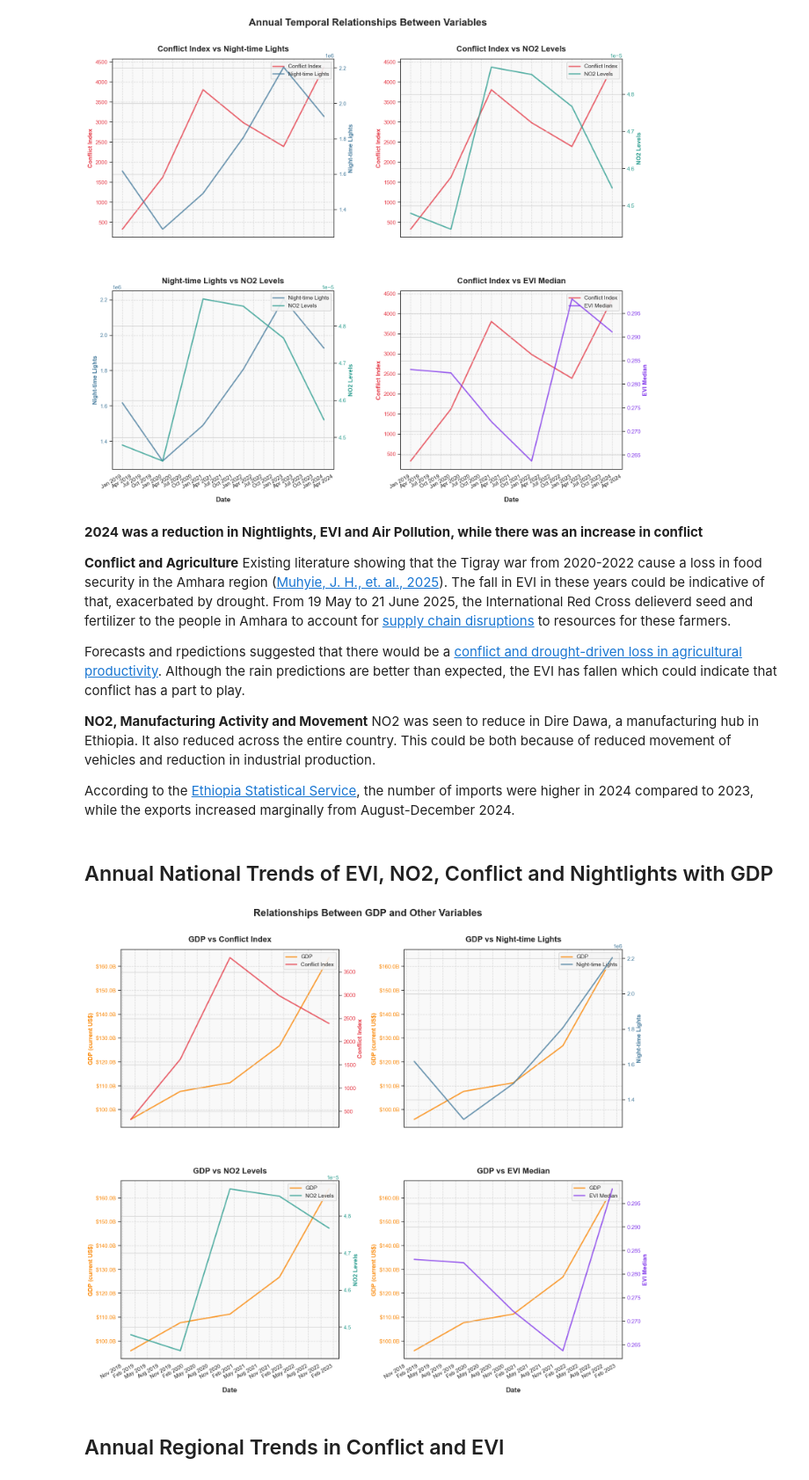
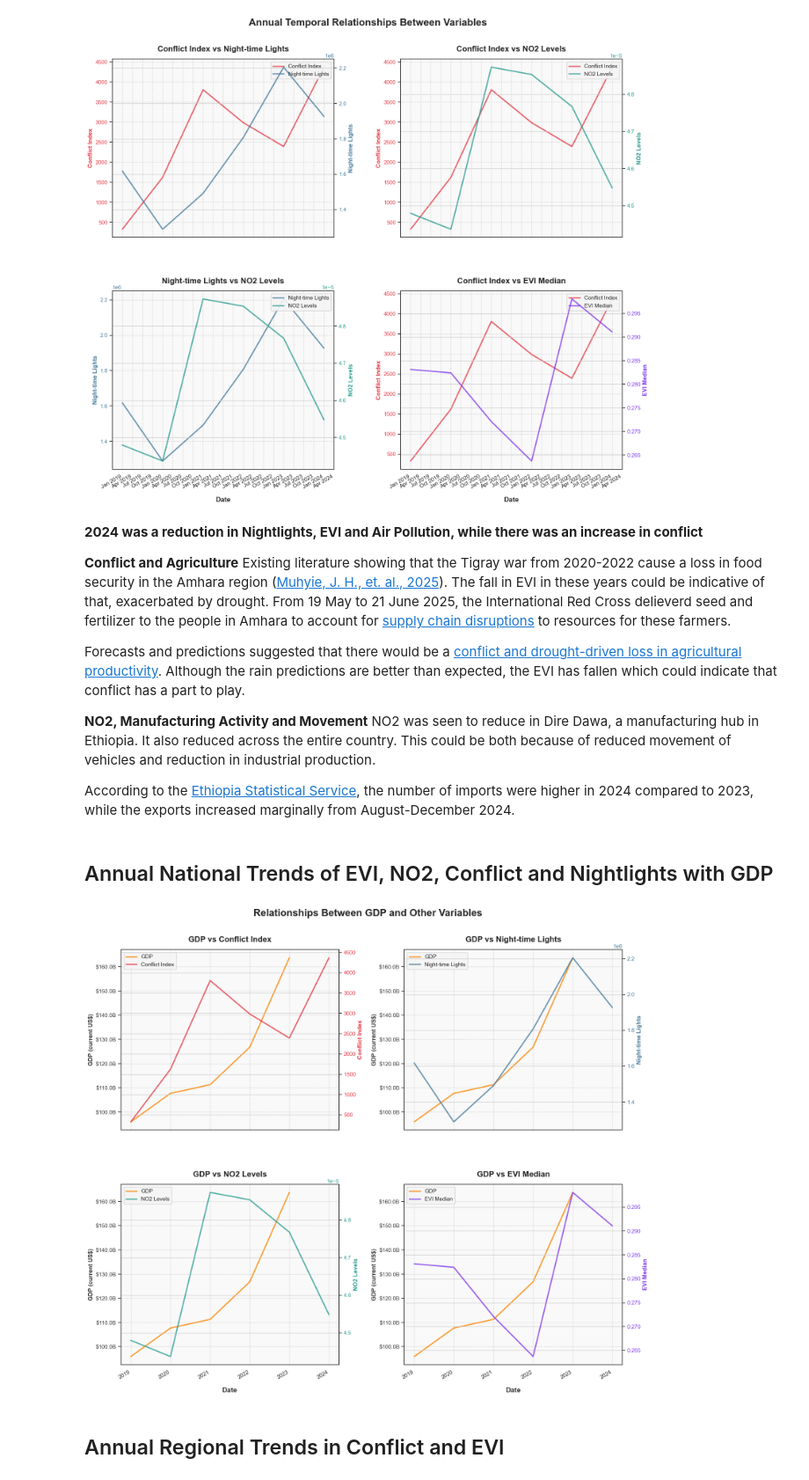
Before and after one commit to datapartnership/ethiopia-economic-monitoring, a Jupyter notebook: _sources/notebooks/combined_stats/summary_stats.ipynb, the cells around one changed output. Shown at 88% size. Drawn from its saved outputs; the diff is of its cells as text; code cells hidden in the pictures.

```diff
--- a/_sources/notebooks/combined_stats/summary_stats.ipynb
+++ b/_sources/notebooks/combined_stats/summary_stats.ipynb
@@ -254,7 +255,7 @@ plt.show()
 **Conflict and Agriculture**
 Existing literature showing that the Tigray war from 2020-2022 cause a loss in food security in the Amhara region ([Muhyie, J. H., et. al., 2025](https://pmc.ncbi.nlm.nih.gov/articles/PMC11789359/)). The fall in EVI in these years could be indicative of that, exacerbated by drought. From 19 May to 21 June 2025, the International Red Cross delieverd seed and fertilizer to the people in Amhara to account for [supply chain disruptions](https://www.icrc.org/en/news-release/ethiopia-thousands-receive-seeds-and-fertilizers-conflict-affected-regions#:~:text=The%20armed%20conflicts%20in%20Ethiopia's%20two%20most,to%20widespread%20food%20insecurity%20among%20rural%20communities.) to resources for these farmers.
 
-Forecasts and rpedictions suggested that there would be a [conflict and drought-driven loss in agricultural productivity](https://www.fsinplatform.org/sites/default/files/resources/files/GRFC2024-full.pdf#page=71). Although the rain predictions are better than expected, the EVI has fallen which could indicate that conflict has a part to play.
+Forecasts and predictions suggested that there would be a [conflict and drought-driven loss in agricultural productivity](https://www.fsinplatform.org/sites/default/files/resources/files/GRFC2024-full.pdf#page=71). Although the rain predictions are better than expected, the EVI has fallen which could indicate that conflict has a part to play.
 
 **NO2, Manufacturing Activity and Movement**
 NO2 was seen to reduce in Dire Dawa, a manufacturing hub in Ethiopia. It also reduced across the entire country. This could be both because of reduced movement of vehicles and reduction in industrial production.
@@ -269,25 +270,6 @@ merged = merged.merge(gdp, on=['date'])
 # %% [markdown]
 ## Annual National Trends of EVI, NO2, Conflict and Nightlights with GDP
 # %%
-import pandas as pd
-import numpy as np
-import matplotlib.pyplot as plt
-import seaborn as sns
-import matplotlib.dates as mdates
-from matplotlib.ticker import MaxNLocator, FuncFormatter
-
-# Set the style
-sns.set(style="whitegrid")
-plt.rcParams['font.family'] = 'sans-serif'
-plt.rcParams['font.sans-serif'] = ['Arial']
-plt.rcParams['axes.facecolor'] = '#f5f5f5'
-plt.rcParams['axes.edgecolor'] = '#333333'
-plt.rcParams['axes.labelcolor'] = '#333333'
-plt.rcParams['figure.facecolor'] = 'white'
-
-# Load data
-df = merged.copy()
-
 # Set up a color palette
 colors = {'conflict': '#E63946', 'ntl': '#457B9D', 'no2': '#2A9D8F', 'evi': '#8338EC', 'gdp': '#FB8500'}
 
@@ -303,9 +285,9 @@ def format_axis(ax, title, color1, color2):
     # Add a subtle background color to highlight the plot area
     ax.set_facecolor('#f9f9f9')
 
-    # Format date axis
-    ax.xaxis.set_major_formatter(mdates.DateFormatter('%b %Y'))
-    ax.xaxis.set_major_locator(mdates.MonthLocator(interval=3))
+    # Format date axis to show only years
+    ax.xaxis.set_major_formatter(mdates.DateFormatter('%Y')) # Changed to show only year
+    ax.xaxis.set_major_locator(mdates.YearLocator()) # Changed to show years only
 
 # Function to format GDP values (in billions)
 def billions_formatter(x, pos):
@@ -320,16 +302,16 @@ sns.lineplot(x='date', y='conflict_index', data=df, color=colors['conflict'],
              ax=ax1_twin, label='Conflict Index', linewidth=2.5, alpha=0.8)
 
 format_axis(ax1, 'GDP vs Conflict Index', colors['gdp'], colors['conflict'])
-ax1.set_ylabel('GDP (current US$)', fontsize=12, color=colors['gdp'], fontweight='bold')
+ax1.set_ylabel('GDP (current US$)', fontsize=12, color='#333333', fontweight='bold')
 ax1_twin.set_ylabel('Conflict Index', fontsize=12, color=colors['conflict'], fontweight='bold')
 ax1_twin.tick_params(axis='y', labelcolor=colors['conflict'])
-ax1.tick_params(axis='y', labelcolor=colors['gdp'])
+ax1.tick_params(axis='y', labelcolor='#333333')
 ax1.yaxis.set_major_formatter(FuncFormatter(billions_formatter))
 
 # Create a combined legend
 lines1, labels1 = ax1.get_legend_handles_labels()
 lines2, labels2 = ax1_twin.get_legend_handles_labels()
-ax1.legend(lines1 + lines2, labels1 + labels2, loc='upper right',
+ax1.legend(lines1 + lines2, labels1 + labels2, loc='upper left',
            frameon=True, framealpha=0.9, fontsize=11)
 ax1.get_legend().get_frame().set_edgecolor('#cccccc')
 ax1_twin.get_legend().remove()
@@ -343,16 +325,16 @@ sns.lineplot(x='date', y='ntl_sum', data=df, color=colors['ntl'],
              ax=ax2_twin, label='Night-time Lights', linewidth=2.5, alpha=0.8)
 
 format_axis(ax2, 'GDP vs Night-time Lights', colors['gdp'], colors['ntl'])
-ax2.set_ylabel('GDP (current US$)', fontsize=12, color=colors['gdp'], fontweight='bold')
+ax2.set_ylabel('GDP (current US$)', fontsize=12, color='#333333', fontweight='bold')
 ax2_twin.set_ylabel('Night-time Lights', fontsize=12, color=colors['ntl'], fontweight='bold')
 ax2_twin.tick_params(axis='y', labelcolor=colors['ntl'])
-ax2.tick_params(axis='y', labelcolor=colors['gdp'])
+ax2.tick_params(axis='y', labelcolor='#333333')
 ax2.yaxis.set_major_formatter(FuncFormatter(billions_formatter))
 
 # Create a combined legend
 lines1, labels1 = ax2.get_legend_handles_labels()
 lines2, labels2 = ax2_twin.get_legend_handles_labels()
-ax2.legend(lines1 + lines2, labels1 + labels2, loc='upper right',
+ax2.legend(lines1 + lines2, labels1 + labels2, loc='upper left',
            frameon=True, framealpha=0.9, fontsize=11)
 ax2.get_legend().get_frame().set_edgecolor('#cccccc')
 ax2_twin.get_legend().remove()
@@ -366,16 +348,16 @@ sns.lineplot(x='date', y='NO2', data=df, color=colors['no2'],
              ax=ax3_twin, label='NO2 Levels', linewidth=2.5, alpha=0.8)
 
 format_axis(ax3, 'GDP vs NO2 Levels', colors['gdp'], colors['no2'])
-ax3.set_ylabel('GDP (current US$)', fontsize=12, color=colors['gdp'], fontweight='bold')
+ax3.set_ylabel('GDP (current US$)', fontsize=12, color='#333333', fontweight='bold')
 ax3_twin.set_ylabel('NO2 Levels', fontsize=12, color=colors['no2'], fontweight='bold')
 ax3_twin.tick_params(axis='y', labelcolor=colors['no2'])
-ax3.tick_params(axis='y', labelcolor=colors['gdp'])
+ax3.tick_params(axis='y', labelcolor='#333333')
 ax3.yaxis.set_major_formatter(FuncFormatter(billions_formatter))
 
 # Create a combined legend
 lines1, labels1 = ax3.get_legend_handles_labels()
 lines2, labels2 = ax3_twin.get_legend_handles_labels()
-ax3.legend(lines1 + lines2, labels1 + labels2, loc='upper right',
+ax3.legend(lines1 + lines2, labels1 + labels2, loc='upper left',
            frameon=True, framealpha=0.9, fontsize=11)
 ax3.get_legend().get_frame().set_edgecolor('#cccccc')
 ax3_twin.get_legend().remove()
@@ -389,39 +371,38 @@ sns.lineplot(x='date', y='evi_median', data=df, color=colors['evi'],
              ax=ax4_twin, label='EVI Median', linewidth=2.5, alpha=0.8)
 
 format_axis(ax4, 'GDP vs EVI Median', colors['gdp'], colors['evi'])
-ax4.set_ylabel('GDP (current US$)', fontsize=12, color=colors['gdp'], fontweight='bold')
+ax4.set_ylabel('GDP (current US$)', fontsize=12, color='#333333', fontweight='bold')
 ax4_twin.set_ylabel('EVI Median', fontsize=12, color=colors['evi'], fontweight='bold')
 ax4_twin.tick_params(axis='y', labelcolor=colors['evi'])
-ax4.tick_params(axis='y', labelcolor=colors['gdp'])
+ax4.tick_params(axis='y', labelcolor='#333333')
 ax4.yaxis.set_major_formatter(FuncFormatter(billions_formatter))
 
 # Create a combined legend
 lines1, labels1 = ax4.get_legend_handles_labels()
 lines2, labels2 = ax4_twin.get_legend_handles_labels()
-ax4.legend(lines1 + lines2, labels1 + labels2, loc='upper right',
+ax4.legend(lines1 + lines2, labels1 + labels2, loc='upper left',
            frameon=True, framealpha=0.9, fontsize=11)
 ax4.get_legend().get_frame().set_edgecolor('#cccccc')
 ax4_twin.get_legend().remove()
 
 # Add a dataset title
 plt.suptitle('Relationships Between GDP and Other Variables',
              fontsize=20, fontweight='bold', y=0.98)
 
 # Add x-axis label to the bottom subplot only
 axes[1, 0].set_xlabel('Date', fontsize=14, fontweight='bold', labelpad=15)
 axes[1, 1].set_xlabel('Date', fontsize=14, fontweight='bold', labelpad=15)
 
 # Format x-axis dates
 plt.gcf().autofmt_xdate()
 plt.tight_layout(rect=[0, 0, 1, 0.97])
 plt.subplots_adjust(hspace=0.3, wspace=0.3)
 
 # Add subtle shadow to figure
-plt.savefig('../../docs/images/gdp_relationships.png', dpi=300, bbox_inches='tight',
+plt.savefig('gdp_relationships_years_only.png', dpi=300, bbox_inches='tight',
             facecolor='white', edgecolor='none')
-plt.show()
 # %% [output]
-[figure, old version]
+[figure, new version]
 # %%
 conflict_adm1_monthly.rename(columns={'event_date':'date'}, inplace=True)
 evi_adm1_monthly.rename(columns={'mean':'evi_median'}, inplace=True)
```
Also changed, not shown: parts of 19 cells of this notebook, 50 other files.
